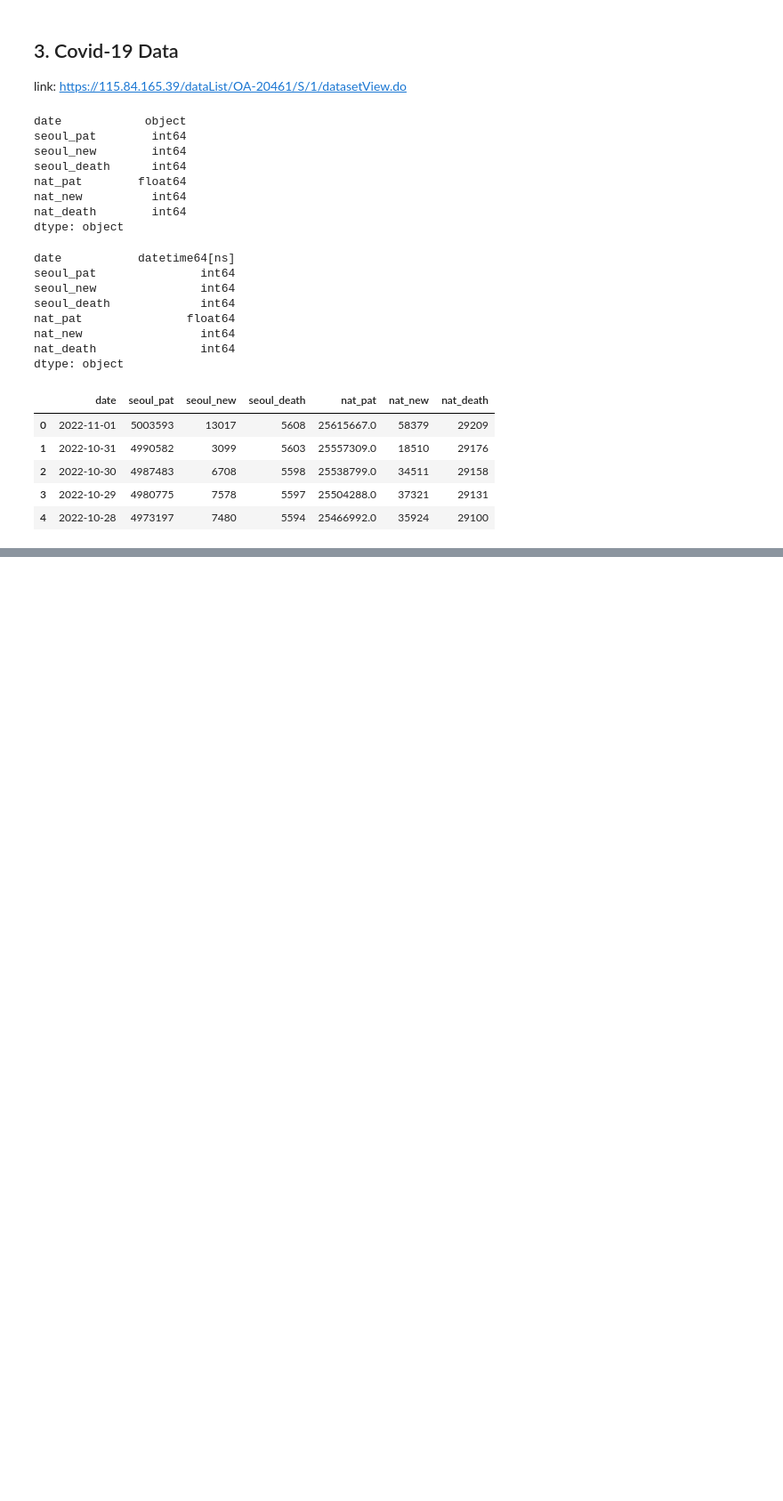
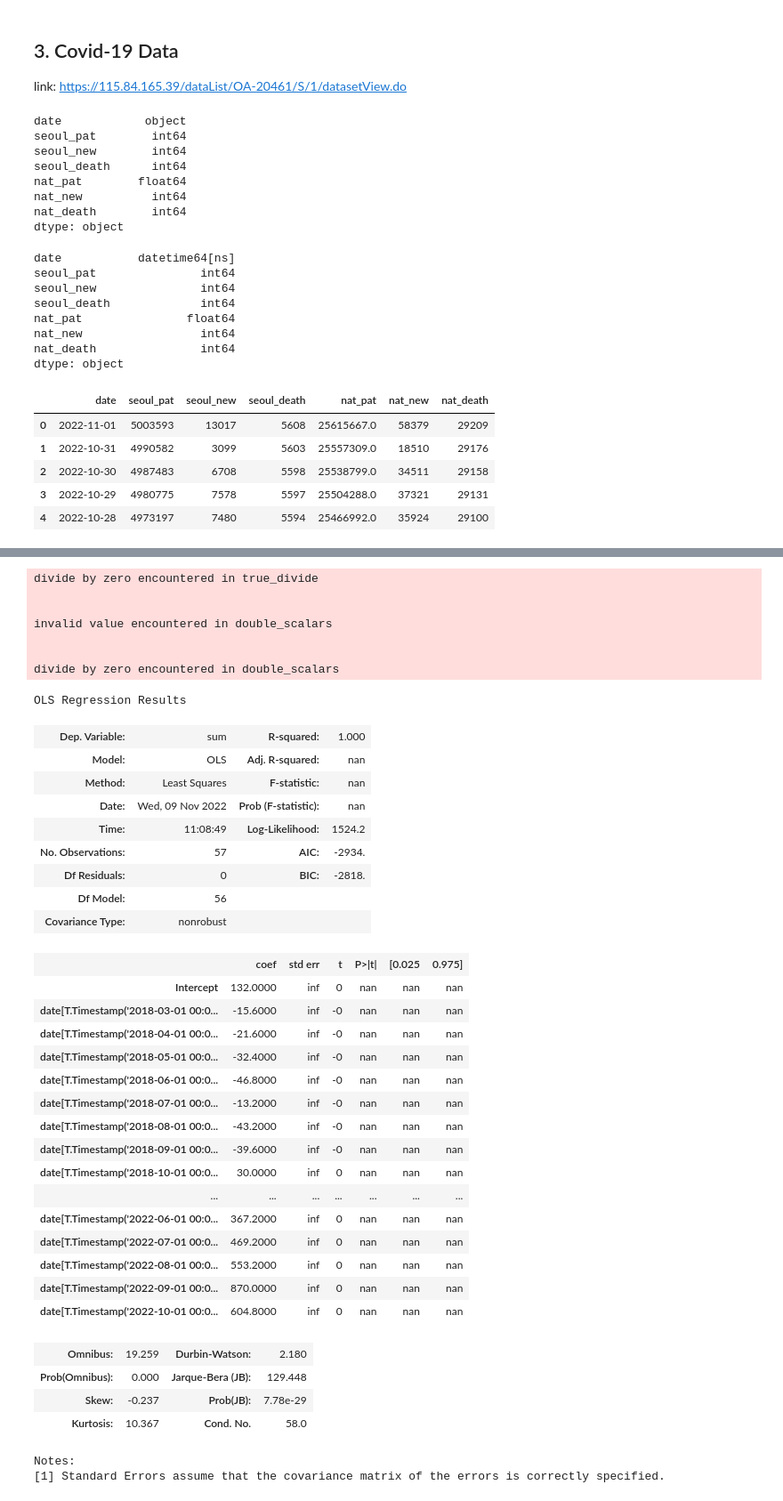
Before and after one commit to 2hyunie/qmss_thesis, a Jupyter notebook: Exploratory Data Analysis.ipynb, the cells around one changed output, grey strips where cells are left out. Shown: that part at 89% size. Saved outputs shown, nothing was run; the diff lists cells and outputs as text; code cells hidden in the pictures; blank space fills up the shorter version.

```diff
--- a/Exploratory Data Analysis.ipynb
+++ b/Exploratory Data Analysis.ipynb
@@ -264,0 +296,47 @@ TypeError: Only valid with DatetimeIndex, TimedeltaIndex or PeriodIndex, but got
+# %%
+import statsmodels.api as sm
+import statsmodels.formula.api as smf
+
+# fit regression model
+lm_news = smf.ols('sum ~ date', data = news).fit()
+lm_news.summary()
+# %% [output]
+divide by zero encountered in true_divide
+
+
+invalid value encountered in double_scalars
+
+
+divide by zero encountered in double_scalars
+OLS Regression Results
+| Dep. Variable: | sum | R-squared: | 1.000 |
+| Model: | OLS | Adj. R-squared: | nan |
+| Method: | Least Squares | F-statistic: | nan |
+| Date: | Wed, 09 Nov 2022 | Prob (F-statistic): | nan |
+| Time: | 11:08:49 | Log-Likelihood: | 1524.2 |
+| No. Observations: | 57 | AIC: | -2934. |
+| Df Residuals: | 0 | BIC: | -2818. |
+| Df Model: | 56 |  |  |
+| Covariance Type: | nonrobust |  |  |
+|  | coef | std err | t | P>|t| | [0.025 | 0.975] |
+| Intercept | 132.0000 | inf | 0 | nan | nan | nan |
+| date[T.Timestamp('2018-03-01 00:0... | -15.6000 | inf | -0 | nan | nan | nan |
+| date[T.Timestamp('2018-04-01 00:0... | -21.6000 | inf | -0 | nan | nan | nan |
+| date[T.Timestamp('2018-05-01 00:0... | -32.4000 | inf | -0 | nan | nan | nan |
+| date[T.Timestamp('2018-06-01 00:0... | -46.8000 | inf | -0 | nan | nan | nan |
+| date[T.Timestamp('2018-07-01 00:0... | -13.2000 | inf | -0 | nan | nan | nan |
+| date[T.Timestamp('2018-08-01 00:0... | -43.2000 | inf | -0 | nan | nan | nan |
+| date[T.Timestamp('2018-09-01 00:0... | -39.6000 | inf | -0 | nan | nan | nan |
+| date[T.Timestamp('2018-10-01 00:0... | 30.0000 | inf | 0 | nan | nan | nan |
+| ... | ... | ... | ... | ... | ... | ... |
+| date[T.Timestamp('2022-06-01 00:0... | 367.2000 | inf | 0 | nan | nan | nan |
+| date[T.Timestamp('2022-07-01 00:0... | 469.2000 | inf | 0 | nan | nan | nan |
+| date[T.Timestamp('2022-08-01 00:0... | 553.2000 | inf | 0 | nan | nan | nan |
+| date[T.Timestamp('2022-09-01 00:0... | 870.0000 | inf | 0 | nan | nan | nan |
+| date[T.Timestamp('2022-10-01 00:0... | 604.8000 | inf | 0 | nan | nan | nan |
+| Omnibus: | 19.259 | Durbin-Watson: | 2.180 |
+| Prob(Omnibus): | 0.000 | Jarque-Bera (JB): | 129.448 |
+| Skew: | -0.237 | Prob(JB): | 7.78e-29 |
+| Kurtosis: | 10.367 | Cond. No. | 58.0 |
+Notes:
+[1] Standard Errors assume that the covariance matrix of the errors is correctly specified.
```
Also changed, not shown: parts of 20 cells of this notebook, 2 other files.
